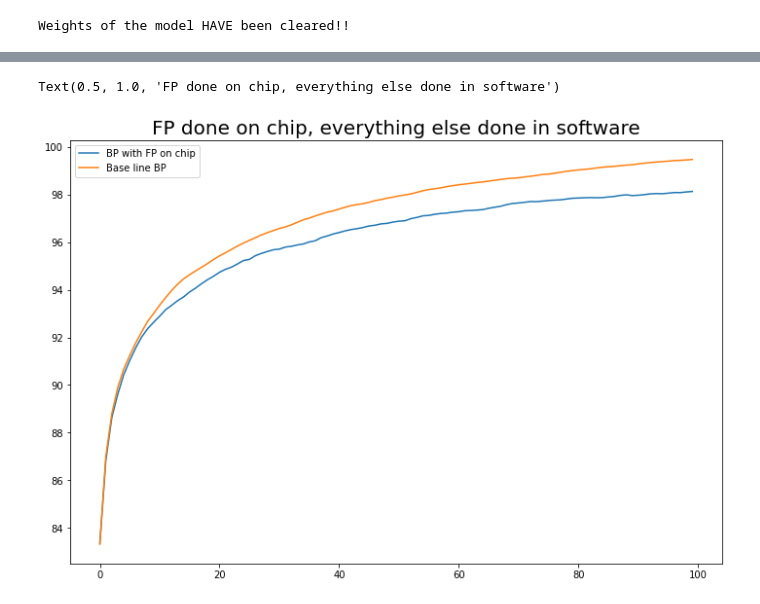
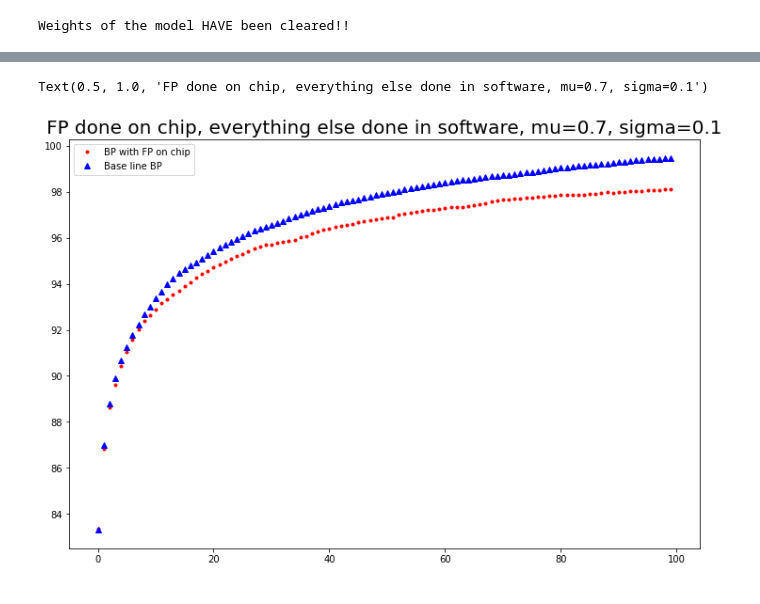
Before and after one commit to Rohit01-zoey/Perturbation-techniques-in-CNNs, a Jupyter notebook: code/mnistVariability.ipynb, the cells around one changed output, grey strips where cells are left out. Saved outputs shown, nothing was run; the diff lists cells and outputs as text; code cells hidden in the pictures.

```diff
--- a/code/mnistVariability.ipynb
+++ b/code/mnistVariability.ipynb
@@ -1116,10 +1116,10 @@ Train accuracy: 99.46666666666667
 Val accuracy: 93.55714285714286
 # %%
 plt.figure(figsize=(12, 8))
-plt.plot(train_acc)
-plt.plot(trainAccClean)
+plt.plot(train_acc, 'r.')
+plt.plot(trainAccClean, 'b^')
 plt.legend(["BP with FP on chip", "Base line BP"])
-plt.title("FP done on chip, everything else done in software", size=20)
+plt.title("FP done on chip, everything else done in software, mu=0.7, sigma=0.1", size=20)
 # %% [output]
-Text(0.5, 1.0, 'FP done on chip, everything else done in software')
+Text(0.5, 1.0, 'FP done on chip, everything else done in software, mu=0.7, sigma=0.1')
-[figure, old version]
+[figure, new version]
```
Also changed, not shown: parts of 4 cells of this notebook.
